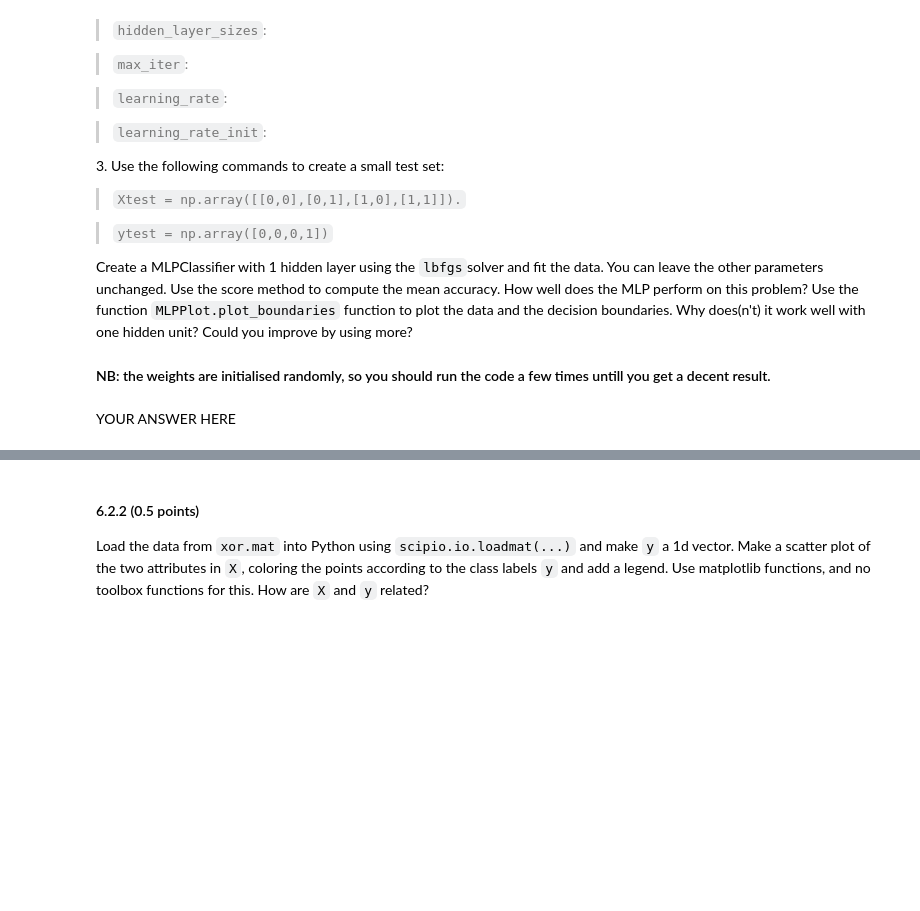
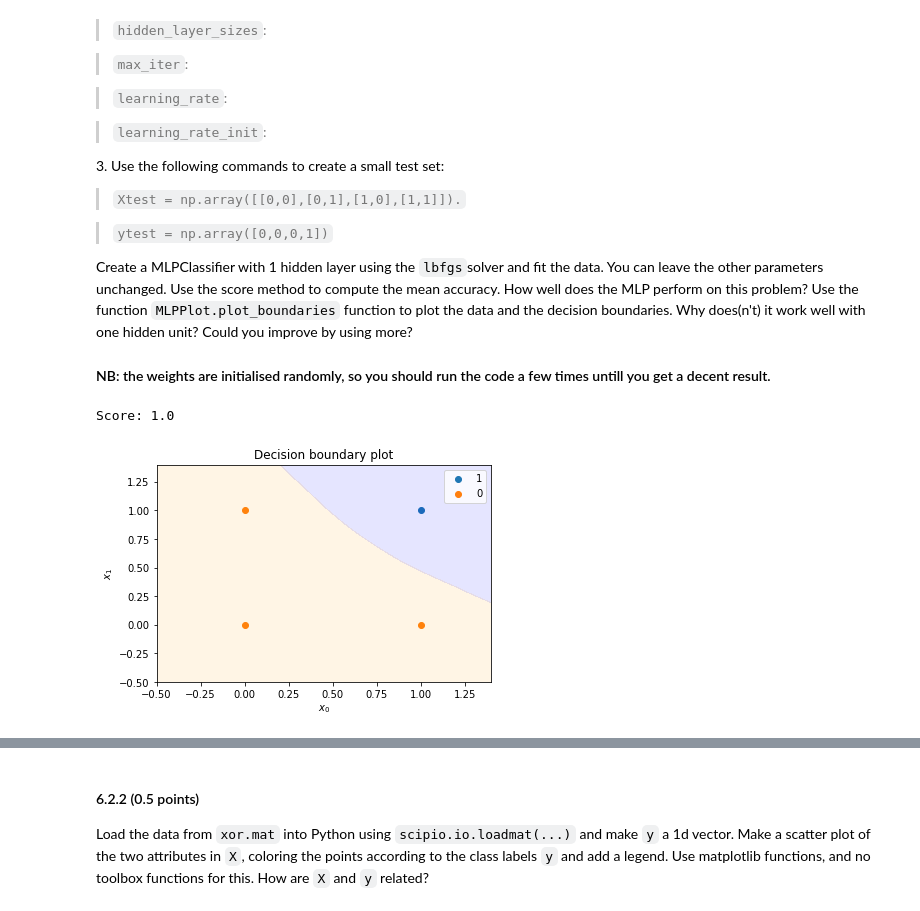
Before and after one commit to marisgg/data-mining, a Jupyter notebook: 6/assignment_6.ipynb, the cells around one changed output, grey strips where cells are left out. Saved outputs shown, nothing was run; the diff lists cells and outputs as text; code cells hidden in the pictures; blank space fills up the shorter version.

```diff
--- a/6/assignment_6.ipynb
+++ b/6/assignment_6.ipynb
@@ -287,7 +307,16 @@ Create a MLPClassifier with 1 hidden layer using the `lbfgs`solver and fit the d
 # %%
 ##Answer to question 6.2.1
 # YOUR CODE HERE
+from sklearn.neural_network import MLPClassifier
+from toolbox import MLPPlot
 Xtest = np.array([[0,0],[0,1],[1,0],[1,1]])
 ytest = np.array([0,0,0,1])
+mlp = MLPClassifier(solver='lbfgs')
+mlp = mlp.fit(Xtest, ytest)
+ypred = mlp.predict(Xtest)
+print("Score: " + str(mlp.score(Xtest, ytest)))
+plotter = MLPPlot.MLPPlot(Xtest,ytest,mlp)
+plotter.plot_boundaries()
+# %% [output]
+Score: 1.0
+[figure, added]
-# %% [markdown]
-YOUR ANSWER HERE
```
Also changed, not shown: parts of 13 cells of this notebook.
